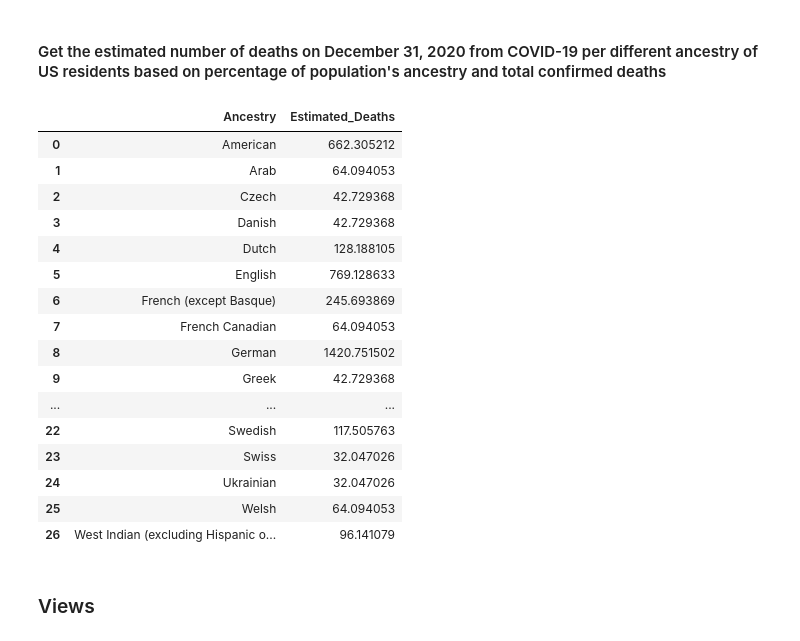
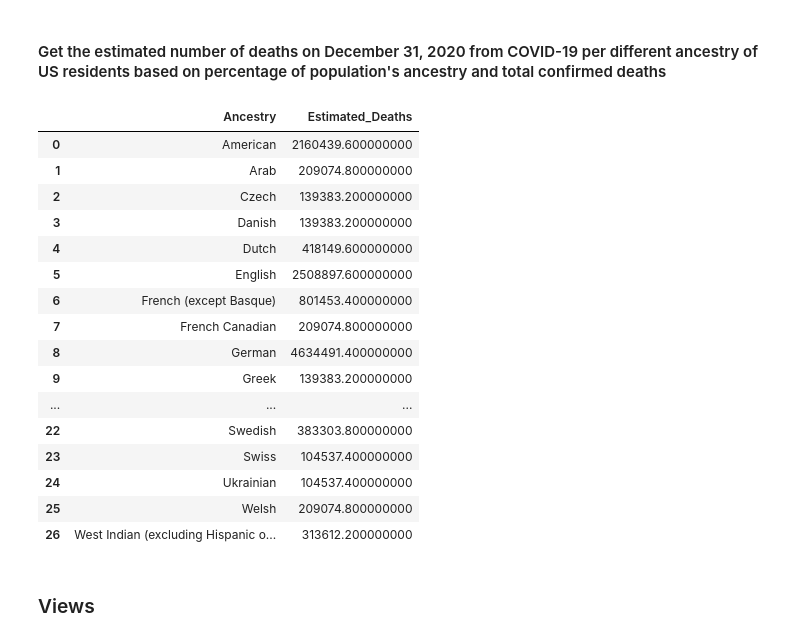
Before and after one commit to kimmisin/Elements-of-Databases, a Jupyter notebook: milestone2.ipynb, the cells around one changed output. Saved outputs shown, nothing was run; the diff lists cells and outputs as text; code cells hidden in the pictures.

```diff
--- a/milestone2.ipynb
+++ b/milestone2.ipynb
@@ -1805,32 +1804,32 @@ ORDER BY Estimated_Confirmed_COVID_Cases DESC
 # %%
 %%bigquery
 SELECT s.label AS Ancestry, (s.percent)*
-                                        (SELECT AVG(deaths)
+                                        (SELECT SUM(deaths)
                                         FROM datamart.cases AS c
                                         JOIN datamart.locations AS l ON c.location_id=l.id
                                         WHERE l.country='US' AND last_update between '2020-12-31' and '2020-12-31 23:59:59') AS Estimated_Deaths
 
 FROM datamart.social as s
 WHERE (subcategory = 'ancestry')
 ORDER BY Ancestry
 # %% [output]
 |  | Ancestry | Estimated_Deaths |
-| 0 | American | 662.305212 |
-| 1 | Arab | 64.094053 |
-| 2 | Czech | 42.729368 |
-| 3 | Danish | 42.729368 |
-| 4 | Dutch | 128.188105 |
-| 5 | English | 769.128633 |
-| 6 | French (except Basque) | 245.693869 |
-| 7 | French Canadian | 64.094053 |
-| 8 | German | 1420.751502 |
-| 9 | Greek | 42.729368 |
+| 0 | American | 2160439.600000000 |
+| 1 | Arab | 209074.800000000 |
+| 2 | Czech | 139383.200000000 |
+| 3 | Danish | 139383.200000000 |
+| 4 | Dutch | 418149.600000000 |
+| 5 | English | 2508897.600000000 |
+| 6 | French (except Basque) | 801453.400000000 |
+| 7 | French Canadian | 209074.800000000 |
+| 8 | German | 4634491.400000000 |
+| 9 | Greek | 139383.200000000 |
 | ... | ... | ... |
-| 22 | Swedish | 117.505763 |
-| 23 | Swiss | 32.047026 |
-| 24 | Ukrainian | 32.047026 |
-| 25 | Welsh | 64.094053 |
-| 26 | West Indian (excluding Hispanic o... | 96.141079 |
+| 22 | Swedish | 383303.800000000 |
+| 23 | Swiss | 104537.400000000 |
+| 24 | Ukrainian | 104537.400000000 |
+| 25 | Welsh | 209074.800000000 |
+| 26 | West Indian (excluding Hispanic o... | 313612.200000000 |
 # %% [markdown]
 ### Views
 # %% [markdown]
```
Also changed, not shown: parts of 5 cells of this notebook.
